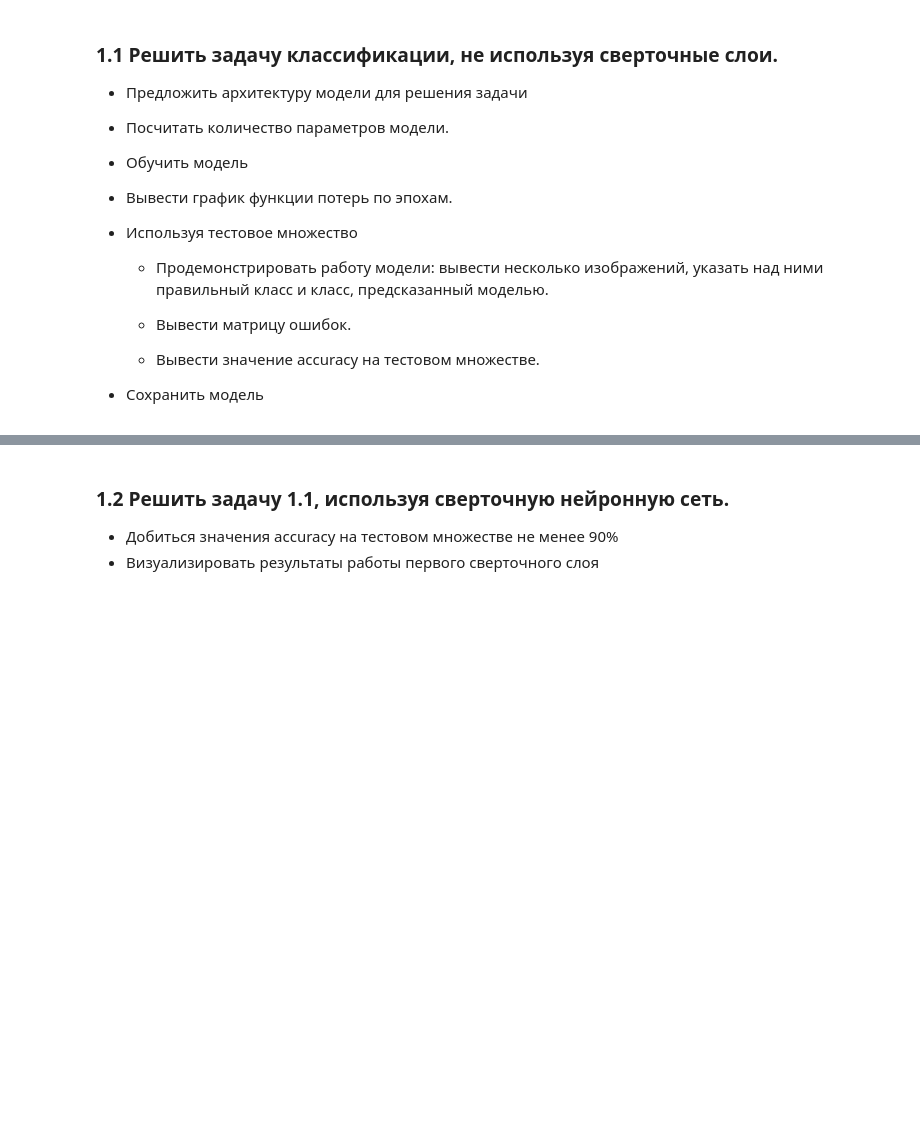
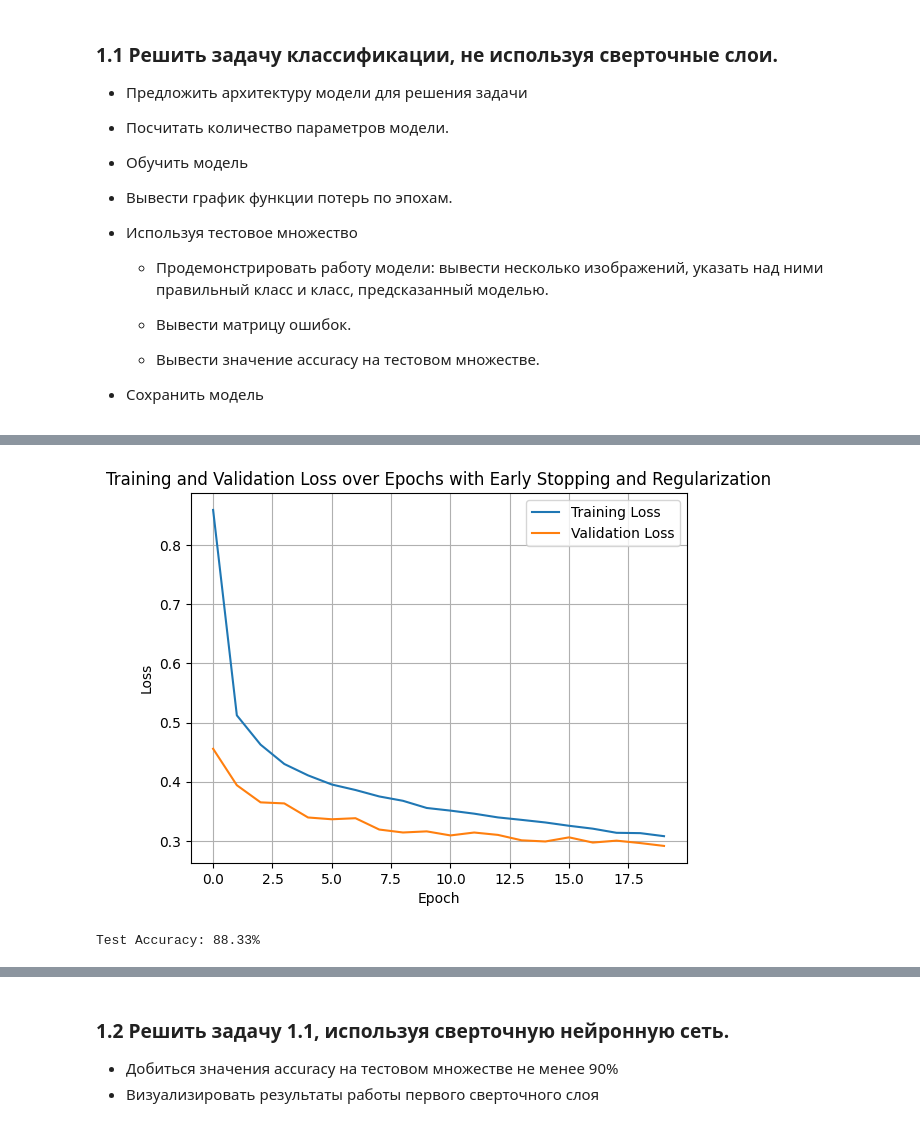
Before and after one commit to master-of-the-dungeon/ITiABD-PM22-7-Nikolay-Sedov, a Jupyter notebook: DL/blank_04_cnn.ipynb, the cells around one changed output, grey strips where cells are left out. Cells and saved outputs as stored; diff of their text form; code cells hidden in the pictures; blank space fills up the shorter version.

```diff
--- a/DL/blank_04_cnn.ipynb
+++ b/DL/blank_04_cnn.ipynb
@@ -26,0 +81,34 @@ import torch.nn.functional as F
+# %%
+model = FashionMNISTModel().to(device)
+optimizer = optim.Adam(model.parameters(), lr=0.0005, weight_decay=1e-4)
+criterion = nn.CrossEntropyLoss()
+# %%
+def train_model(model, train_loader, val_loader, criterion, optimizer, epochs=50):
+    train_losses = []
+    val_losses = []
+
+    for epoch in range(epochs):
+        model.train()
+        running_loss = 0.0
+
+        for images, labels in train_loader:
+            images, labels = images.to(device), labels.to(device)
+
+            optimizer.zero_grad()
+            outputs = model(images)
+            loss = criterion(outputs, labels)
+            loss.backward()
+            optimizer.step()
+
+            running_loss += loss.item()
+
+        train_loss = running_loss / len(train_loader)
+        train_losses.append(train_loss)
+
+        val_loss, val_accuracy = validate_model(model, val_loader, criterion)
+        val_losses.append(val_loss)
+
+        print(f"Epoch {epoch+1}/{epochs}, Loss: {train_loss:.4f}, Val Loss: {val_loss:.4f}, Val Accuracy: {val_accuracy:.2f}%")
+
+
+    return train_losses, val_losses
@@ -26,0 +144,2 @@ import torch.nn.functional as F
+# %%
+train_losses, val_losses = train_model(model, train_loader, val_loader, criterion, optimizer, epochs=20)
@@ -26,0 +167,15 @@ import torch.nn.functional as F
+# %%
+plt.plot(train_losses, label='Training Loss')
+plt.plot(val_losses, label='Validation Loss')
+plt.xlabel('Epoch')
+plt.ylabel('Loss')
+plt.title('Training and Validation Loss over Epochs with Early Stopping and Regularization')
+plt.legend()
+plt.grid(True)
+plt.show()
+# %% [output]
+[figure, added]
+# %%
+test_model(model, test_loader)
+# %% [output]
+Test Accuracy: 88.33%
```
Also changed, not shown: parts of 34 cells of this notebook.
